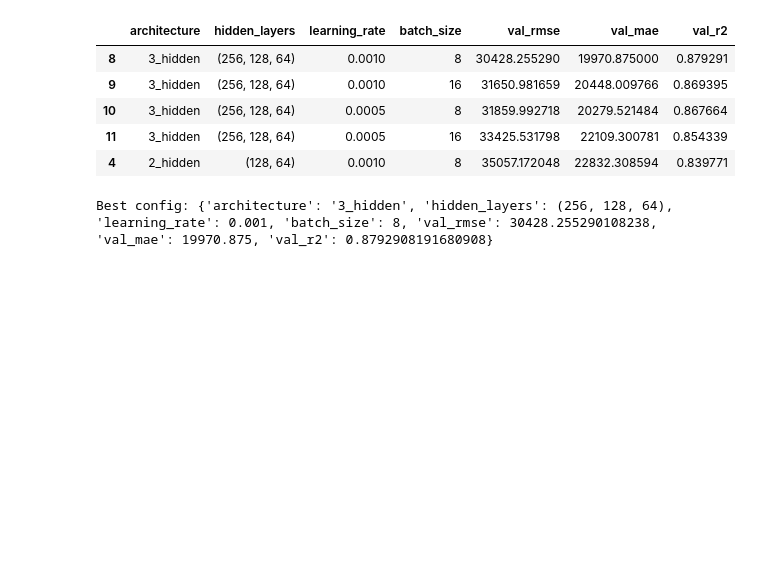
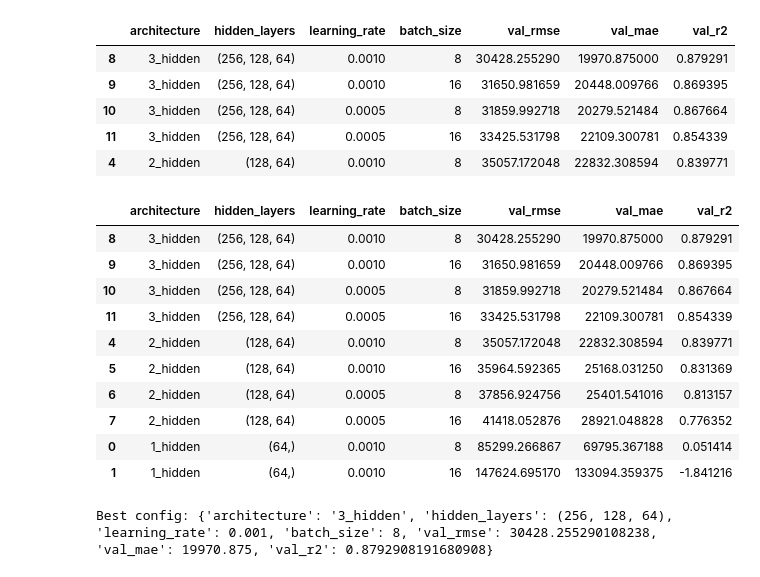
Before and after one commit to AsserMahmoud-DS/realestatecons, a Jupyter notebook: notebooks/neural_network_pipeline.ipynb, the cells around one changed output. Drawn from its saved outputs; the diff is of its cells as text; code cells hidden in the pictures; blank space fills up the shorter version.

Commit message:
add a wider view of model CV results

```diff
--- a/notebooks/neural_network_pipeline.ipynb
+++ b/notebooks/neural_network_pipeline.ipynb
@@ -214,6 +214,20 @@ Skipping registering GPU devices...
 | 10 | 3_hidden | (256, 128, 64) | 0.0005 | 8 | 31859.992718 | 20279.521484 | 0.867664 |
 | 11 | 3_hidden | (256, 128, 64) | 0.0005 | 16 | 33425.531798 | 22109.300781 | 0.854339 |
 | 4 | 2_hidden | (128, 64) | 0.0010 | 8 | 35057.172048 | 22832.308594 | 0.839771 |
+# %%
+results_df.head(10)
+# %% [output]
+|  | architecture | hidden_layers | learning_rate | batch_size | val_rmse | val_mae | val_r2 |
+| 8 | 3_hidden | (256, 128, 64) | 0.0010 | 8 | 30428.255290 | 19970.875000 | 0.879291 |
+| 9 | 3_hidden | (256, 128, 64) | 0.0010 | 16 | 31650.981659 | 20448.009766 | 0.869395 |
+| 10 | 3_hidden | (256, 128, 64) | 0.0005 | 8 | 31859.992718 | 20279.521484 | 0.867664 |
+| 11 | 3_hidden | (256, 128, 64) | 0.0005 | 16 | 33425.531798 | 22109.300781 | 0.854339 |
+| 4 | 2_hidden | (128, 64) | 0.0010 | 8 | 35057.172048 | 22832.308594 | 0.839771 |
+| 5 | 2_hidden | (128, 64) | 0.0010 | 16 | 35964.592365 | 25168.031250 | 0.831369 |
+| 6 | 2_hidden | (128, 64) | 0.0005 | 8 | 37856.924756 | 25401.541016 | 0.813157 |
+| 7 | 2_hidden | (128, 64) | 0.0005 | 16 | 41418.052876 | 28921.048828 | 0.776352 |
+| 0 | 1_hidden | (64,) | 0.0010 | 8 | 85299.266867 | 69795.367188 | 0.051414 |
+| 1 | 1_hidden | (64,) | 0.0010 | 16 | 147624.695170 | 133094.359375 | -1.841216 |
 # %%
 test_df_nn['Id'] = test_df_id
 # %%
```
